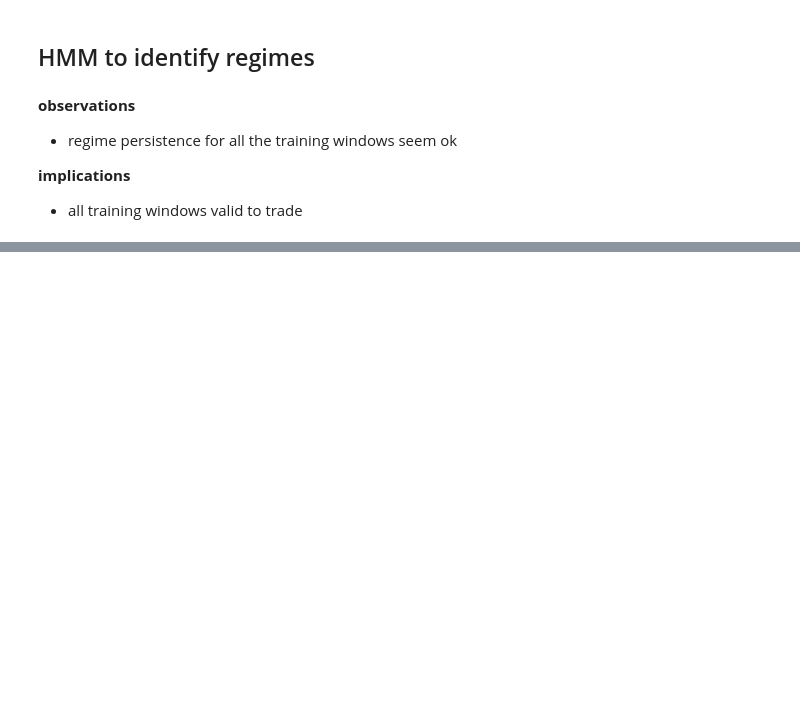
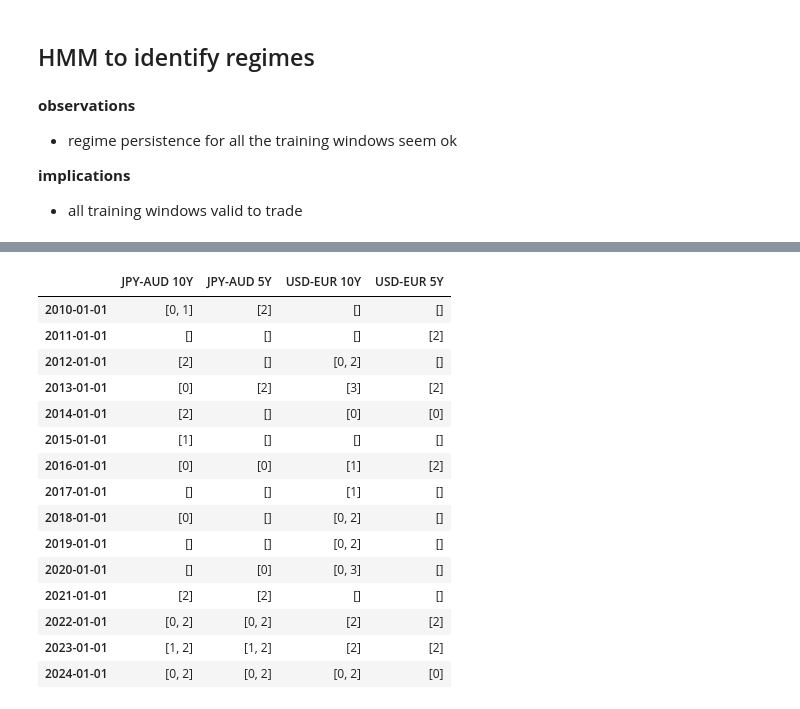
Before and after one commit to Kairav828/Cross-Country-Rates-Relative-Value-NUSInvest2526, a Jupyter notebook: NOTEBOOKS/17_window_parameter_generation.ipynb, the cells around one changed output, grey strips where cells are left out. Saved outputs shown, nothing was run; the diff lists cells and outputs as text; code cells hidden in the pictures; blank space fills up the shorter version.

```diff
--- a/NOTEBOOKS/17_training_window_parameter_generation.ipynb
+++ b/NOTEBOOKS/17_window_parameter_generation.ipynb
@@ -518,5 +576,5 @@ State 3  8.065974e-02  5.354427e-02  0.070301  0.795495
 # %%
-# save regime probabilities per training window
-for date, prob_df in period_hmm_dict.items():
-    regime_prob_path = results_dir / 'training_window_data' / f'regime_probabilities_{date[:4]}.csv'
-    prob_df.to_csv(regime_prob_path, index=False)
+# # save regime probabilities per training window
+# for date, hmm_obj in period_hmm_dict.items():
+#     regime_prob_path = results_dir / 'training_window_data' / f'regime_probabilities_{date[:4]}.csv'
+#     hmm_obj["regime_labels"].to_csv(regime_prob_path, index=False)
@@ -523,2 +635,14 @@ for date, prob_df in period_hmm_dict.items():
+# %%
+period_test_regime_dict = infer_test_regime_dict_from_existing_outputs(
+    period_test_features_dict=period_test_features_dict,
+    period_train_features_dict=period_train_features_dict,
+    period_hmm_dict=period_hmm_dict,
+    lag_days=1,
+)
+# %%
+# save regime probabilities per testing window
+for date, df in period_test_regime_dict.items():
+    regime_prob_path = results_dir / 'testing_window_data' / f'regime_probabilities_{date[:4]}.csv'
+    df.to_csv(regime_prob_path, index=False)
 # %% [markdown]
 ## Regime-Conditional Cointegration Analysis
@@ -566,8 +693,8 @@ def _get_yield_series(df, pairs):
 def get_tradable_pairs_dict(period_hmm_dict):
     period_tradable_pairs = {}
 
-    for date, regime_labels in period_hmm_dict.items():
-        df = df_master.copy().join(regime_labels[["regime_most_likely"]], how="inner")
+    for date, hmm_obj in period_hmm_dict.items():
+        df = df_master.copy().join(hmm_obj["regime_labels"][["regime_most_likely"]], how="inner")
 
         yield_data = _get_yield_series(df, pairs)
 
@@ -683,3 +810,22 @@ tradable_regimes_df = build_tradable_regime_df(period_tradable_pairs)
 tradable_pairs_path = results_dir / 'training_window_data' / 'tradable_pairs_by_window.csv'
 
 tradable_regimes_df.to_csv(tradable_pairs_path, index=False)
+# %%
+tradable_regimes_df
+# %% [output]
+|  | JPY-AUD 10Y | JPY-AUD 5Y | USD-EUR 10Y | USD-EUR 5Y |
+| 2010-01-01 | [0, 1] | [2] | [] | [] |
+| 2011-01-01 | [] | [] | [] | [2] |
+| 2012-01-01 | [2] | [] | [0, 2] | [] |
+| 2013-01-01 | [0] | [2] | [3] | [2] |
+| 2014-01-01 | [2] | [] | [0] | [0] |
+| 2015-01-01 | [1] | [] | [] | [] |
+| 2016-01-01 | [0] | [0] | [1] | [2] |
+| 2017-01-01 | [] | [] | [1] | [] |
+| 2018-01-01 | [0] | [] | [0, 2] | [] |
+| 2019-01-01 | [] | [] | [0, 2] | [] |
+| 2020-01-01 | [] | [0] | [0, 3] | [] |
+| 2021-01-01 | [2] | [2] | [] | [] |
+| 2022-01-01 | [0, 2] | [0, 2] | [2] | [2] |
+| 2023-01-01 | [1, 2] | [1, 2] | [2] | [2] |
+| 2024-01-01 | [0, 2] | [0, 2] | [0, 2] | [0] |
```
Also changed, not shown: parts of 14 cells of this notebook, 31 other files.
